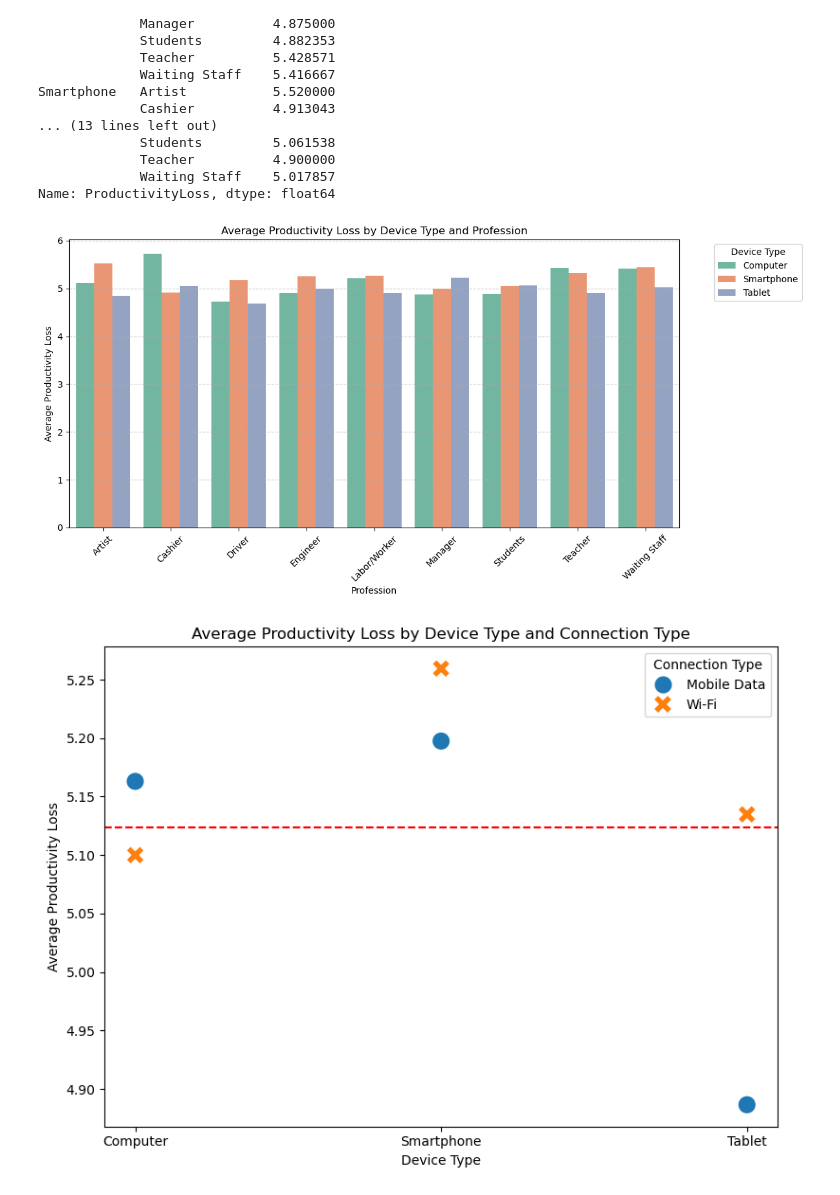
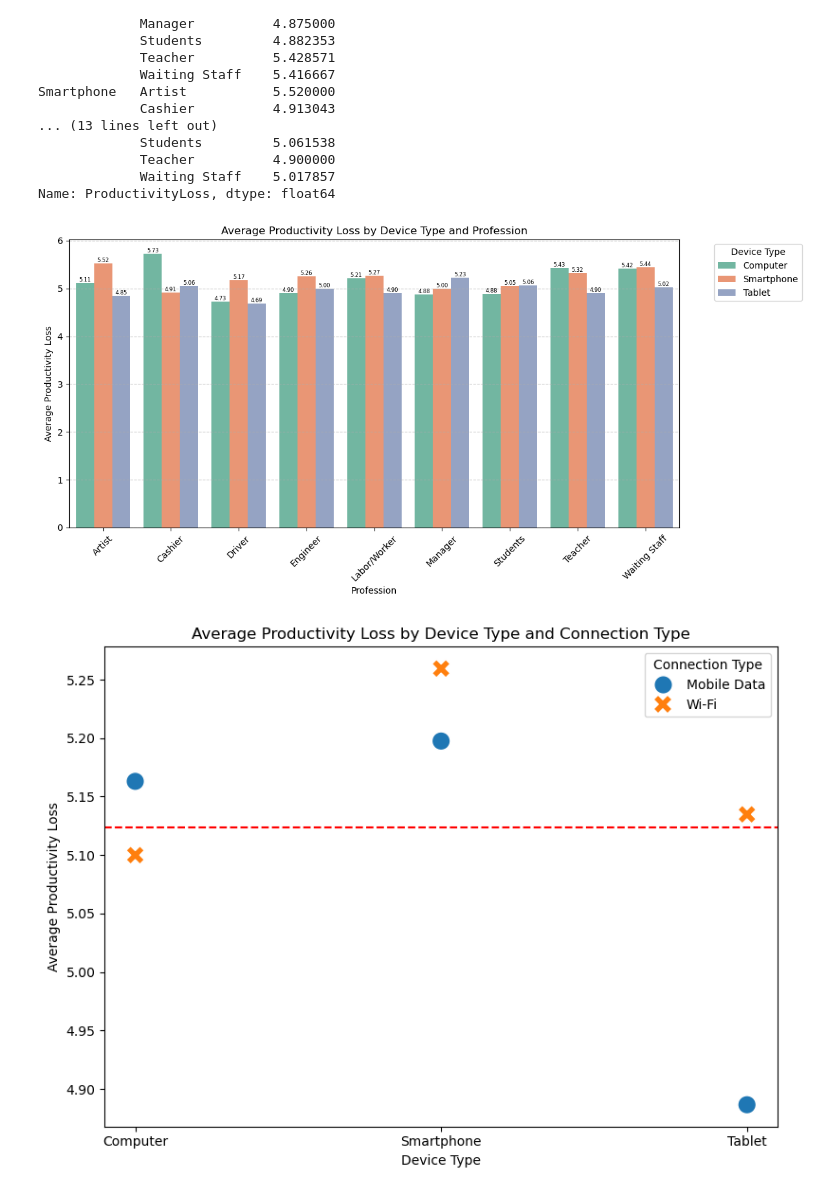
Before and after one commit to wrighang/project_01_team_11, a Jupyter notebook: Team_Eleven_Behavioral_Study.ipynb, the cells around one changed output. Saved outputs shown, nothing was run; the diff lists cells and outputs as text; code cells hidden in the pictures.

Commit message:
modified charts

```diff
--- a/Team_Eleven_Behavioral_Study.ipynb
+++ b/Team_Eleven_Behavioral_Study.ipynb
@@ -762,15 +760,19 @@ Name: count, dtype: int64
 
 #create bar plot to show count of locations
 device_type_count_df  = pd.DataFrame(device_type_count).reset_index()
-device_type_count_df
 
 device_type_count_df.columns = ["Device Type", "# of Device Types"]
-device_type_count_df
 
 device_type_count_df = device_type_count_df.sort_values(by="Device Type")
 
-pd_bar_plot = device_type_count_df.plot(x="Device Type", y="# of Device Types", kind="bar", legend=False)
-pd_bar_plot.set_ylabel("Count of Device Types")
+# Plotting and assigning the axis to variable ax
+ax = device_type_count_df.plot(x="Device Type", y="# of Device Types", kind="bar", legend=False)
+ax.set_ylabel("Count of Device Types")
 plt.title("Total Number of Device Types")
+
+# Add count labels on bars
+for container in ax.containers:
+    ax.bar_label(container, label_type="center", fmt='%.0f')
+
 plt.show()
 # %% [output]
@@ -1204,12 +1208,17 @@ device_location_productivity
 # %%
 # Create bar plot with averages
 plt.figure(figsize=(10, 6))
-sns.barplot(x='Device Type', y= 'ProductivityLoss', hue='Location', data=device_location_productivity)
+ax = sns.barplot(x='Device Type', y='ProductivityLoss', hue='Location', data=device_location_productivity)
 plt.xlabel('Device Type')
 plt.ylabel('Average Productivity Loss')
 plt.grid(axis='y', linestyle='--', alpha=0.7)
 plt.legend(title='Location', bbox_to_anchor=(1.05, 1), loc='upper left')
 plt.title('Impact of Device Type and Location on Productivity Loss')
 plt.tight_layout()
+
+# Add smaller labels just above the base of each bar
+for container in ax.containers:
+    ax.bar_label(container, fmt='%.2f', label_type='edge', fontsize=5, padding=-20)
+
 plt.show()
 # %% [output]
@@ -1244,20 +1253,25 @@ Name: ProductivityLoss, dtype: float64
 # %%
 # Reset the index
 device_profession_productivity = device_profession_productivity.reset_index()
 
 # Display a bar plot
 plt.figure(figsize=(12, 6))
-sns.barplot(data=device_profession_productivity, x="Profession", y="ProductivityLoss", hue="Device Type", palette="Set2")
+ax = sns.barplot(data=device_profession_productivity, x="Profession", y="ProductivityLoss", hue="Device Type", palette="Set2")
 plt.xticks(rotation=45)
 plt.grid(axis='y', linestyle='--', alpha=0.7)
 plt.xlabel("Profession")
 plt.ylabel("Average Productivity Loss")
 plt.title("Average Productivity Loss by Device Type and Profession")
 plt.legend(title="Device Type", bbox_to_anchor=(1.05, 1), loc='upper left')
 plt.tight_layout()
+
+# Add value labels on each bar
+for container in ax.containers:
+    ax.bar_label(container, fmt='%.2f', label_type='edge', fontsize=6)
+
 plt.show()
 # %% [output]
-[figure, old version]
+[figure, new version]
 # %%
 #Group by Device Type by Connection Type
 # Calculate the average productivity loss by device type and connection type
```
Also changed, not shown: parts of 6 cells of this notebook, 1 other file.
